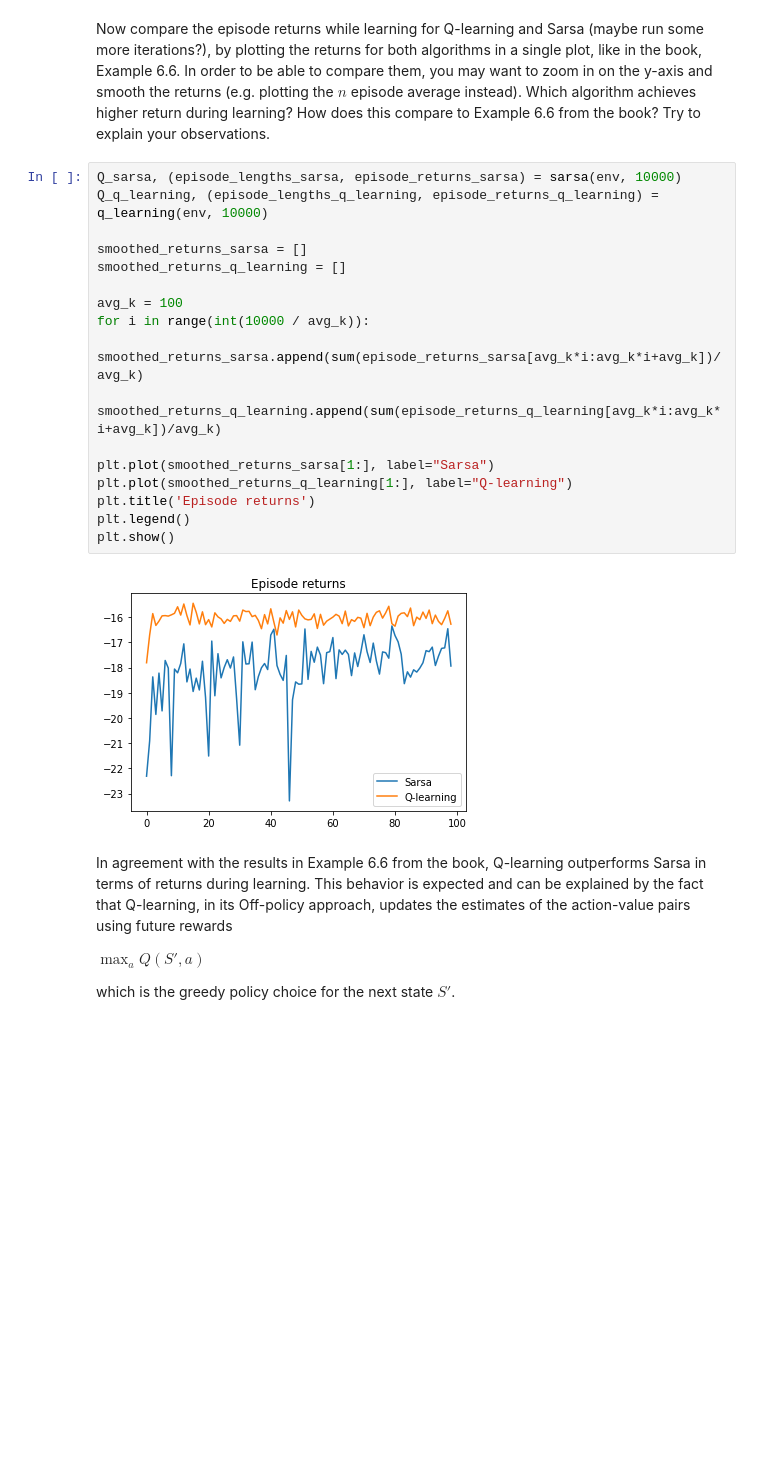
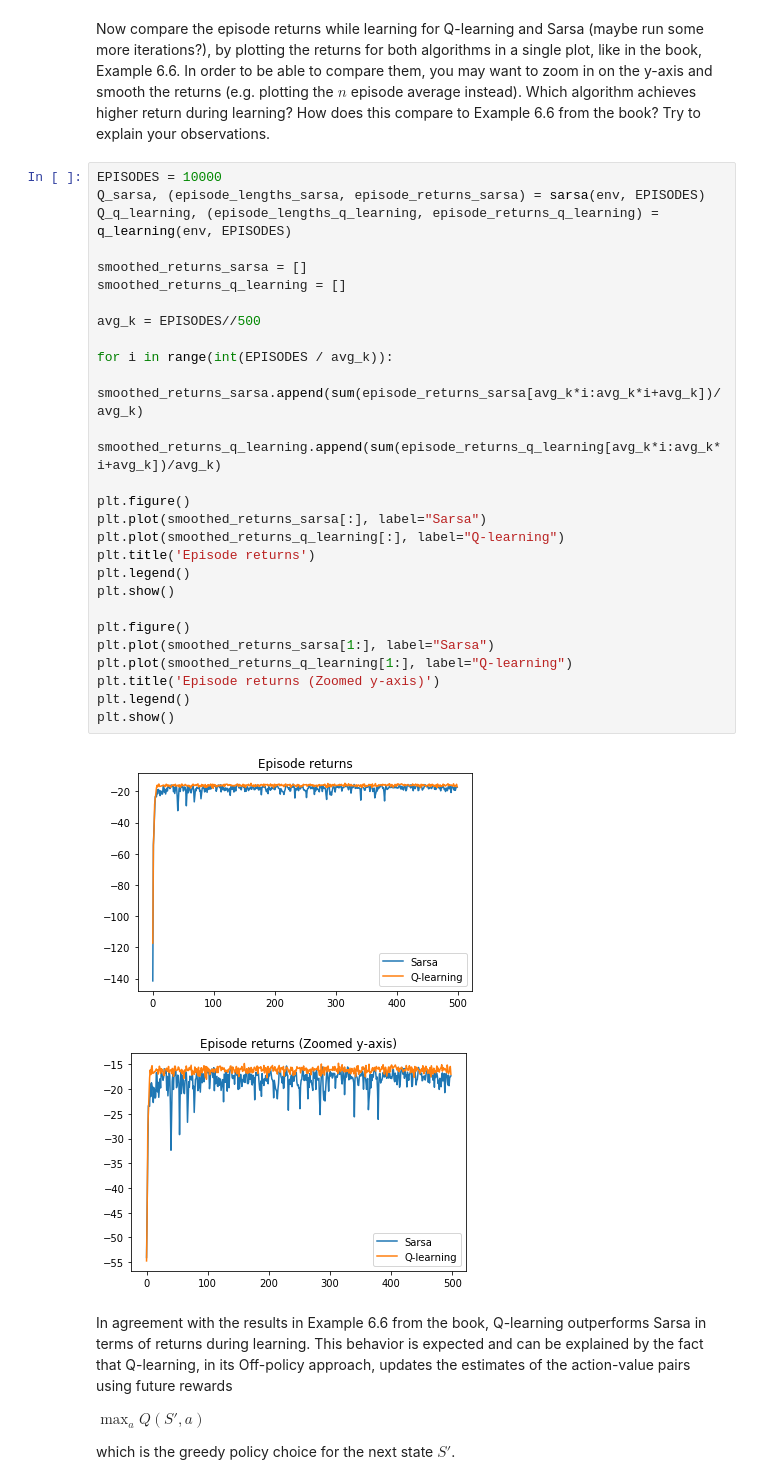
Before and after one commit to davide-belli/reinforcement-learning-labs-hws, a Jupyter notebook: lab1/lab1.ipynb, the cells around one changed output. Saved outputs shown, nothing was run; the diff lists cells and outputs as text; blank space fills up the shorter version.

```diff
--- a/lab1/lab1.ipynb
+++ b/lab1/lab1.ipynb
@@ -794,24 +794,35 @@ plt.show()
 # %% [markdown]
 Now compare the episode returns while learning for Q-learning and Sarsa (maybe run some more iterations?), by plotting the returns for both algorithms in a single plot, like in the book, Example 6.6. In order to be able to compare them, you may want to zoom in on the y-axis and smooth the returns (e.g. plotting the $n$ episode average instead). Which algorithm achieves higher return during learning? How does this compare to Example 6.6 from the book? Try to explain your observations.
 # %%
-Q_sarsa, (episode_lengths_sarsa, episode_returns_sarsa) = sarsa(env, 10000)
-Q_q_learning, (episode_lengths_q_learning, episode_returns_q_learning) = q_learning(env, 10000)
+EPISODES = 10000
+Q_sarsa, (episode_lengths_sarsa, episode_returns_sarsa) = sarsa(env, EPISODES)
+Q_q_learning, (episode_lengths_q_learning, episode_returns_q_learning) = q_learning(env, EPISODES)
 
 smoothed_returns_sarsa = []
 smoothed_returns_q_learning = []
 
-avg_k = 100
-for i in range(int(10000 / avg_k)):
+avg_k = EPISODES//500
+
+for i in range(int(EPISODES / avg_k)):
     smoothed_returns_sarsa.append(sum(episode_returns_sarsa[avg_k*i:avg_k*i+avg_k])/avg_k)
     smoothed_returns_q_learning.append(sum(episode_returns_q_learning[avg_k*i:avg_k*i+avg_k])/avg_k)
 
-plt.plot(smoothed_returns_sarsa[1:], label="Sarsa")
-plt.plot(smoothed_returns_q_learning[1:], label="Q-learning")
+plt.figure()
+plt.plot(smoothed_returns_sarsa[:], label="Sarsa")
+plt.plot(smoothed_returns_q_learning[:], label="Q-learning")
 plt.title('Episode returns')
 plt.legend()
 plt.show()
+
+plt.figure()
+plt.plot(smoothed_returns_sarsa[1:], label="Sarsa")
+plt.plot(smoothed_returns_q_learning[1:], label="Q-learning")
+plt.title('Episode returns (Zoomed y-axis)')
+plt.legend()
+plt.show()
 # %% [output]
-[figure, old version]
+[figure, new version]
+[figure, added]
 # %% [markdown]
 In agreement with the results in Example 6.6 from the book, Q-learning outperforms Sarsa in terms of returns during learning. This behavior is expected and can be explained by the fact that Q-learning, in its Off-policy approach, updates the estimates of the action-value pairs using future rewards
 
```
Also changed, not shown: parts of 20 cells of this notebook.
